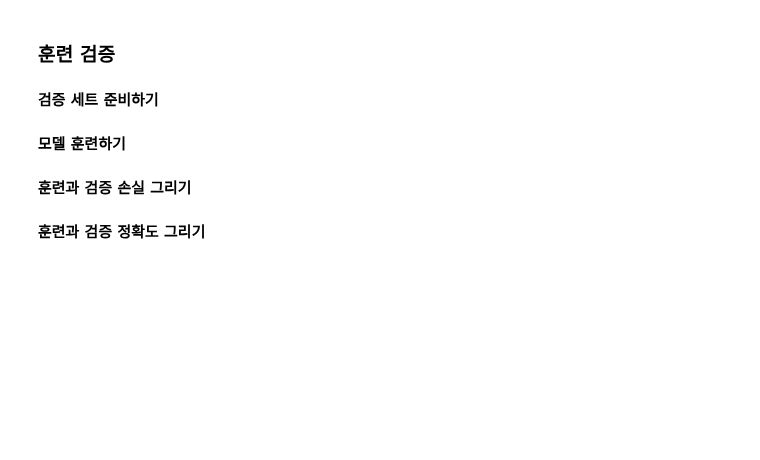
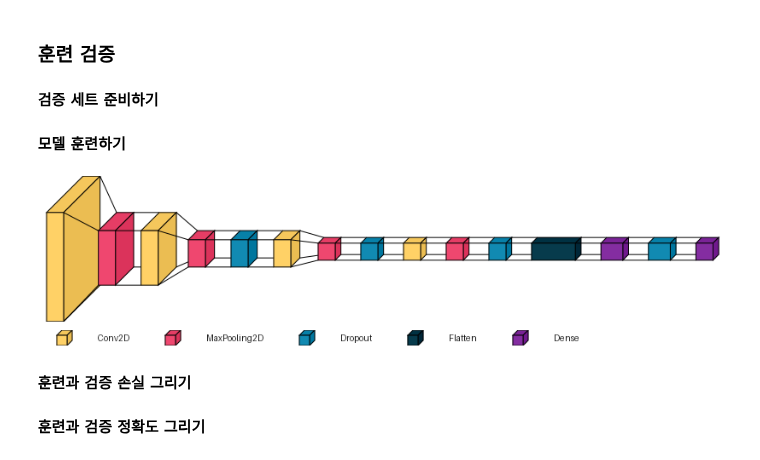
Before and after one commit to heegeunyoon/python101, a Jupyter notebook: 5_3_NN.ipynb, the cells around one changed output. Drawn from its saved outputs; the diff is of its cells as text; code cells hidden in the pictures; blank space fills up the shorter version.

```diff
--- a/5_3_NN.ipynb
+++ b/5_3_NN.ipynb
@@ -78,14 +82,11 @@ partial_y_train = y_train[10000:]
 # %%
 history = model.fit(partial_x_train,
                     partial_y_train,
                     epochs=1,
                     batch_size=512,
                     validation_data=(x_val, y_val))
-
-
-!pip install visualkeras
-import visualkeras
-visualkeras.layered_view(model).show()
+# %% [output]
+[figure, added]
 # %%
 history_dict = history.history
 history_dict.keys()
```
Also changed, not shown: parts of 3 cells of this notebook.
